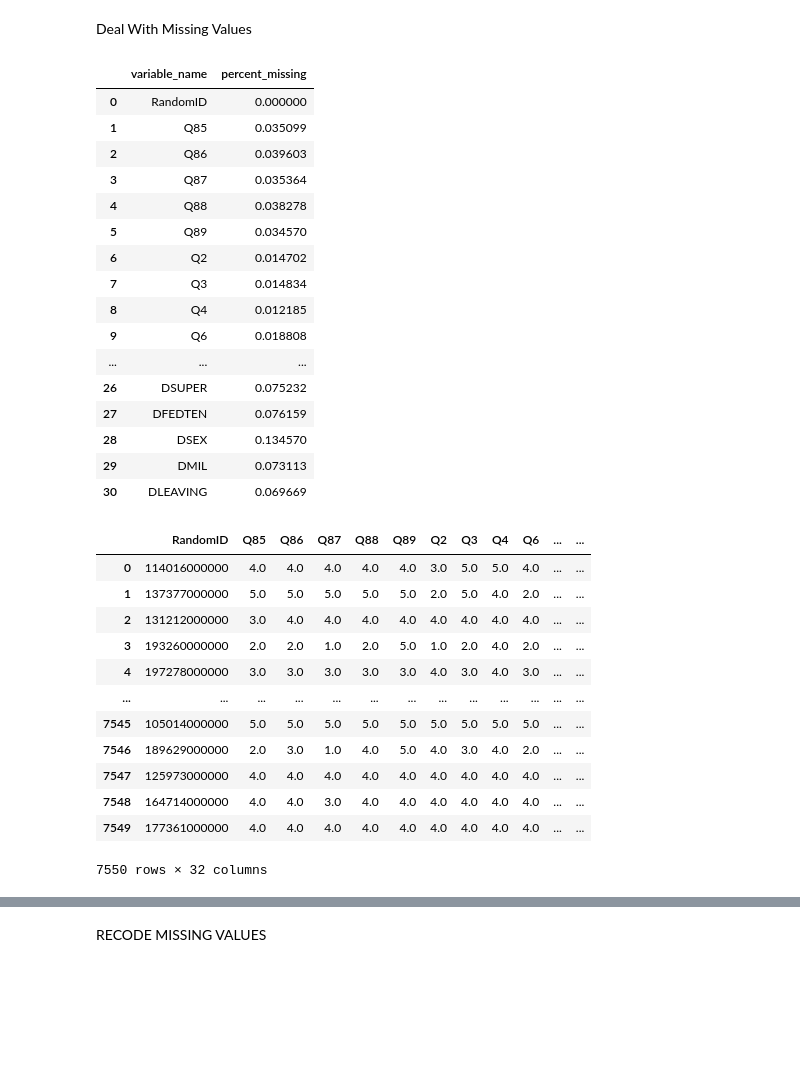
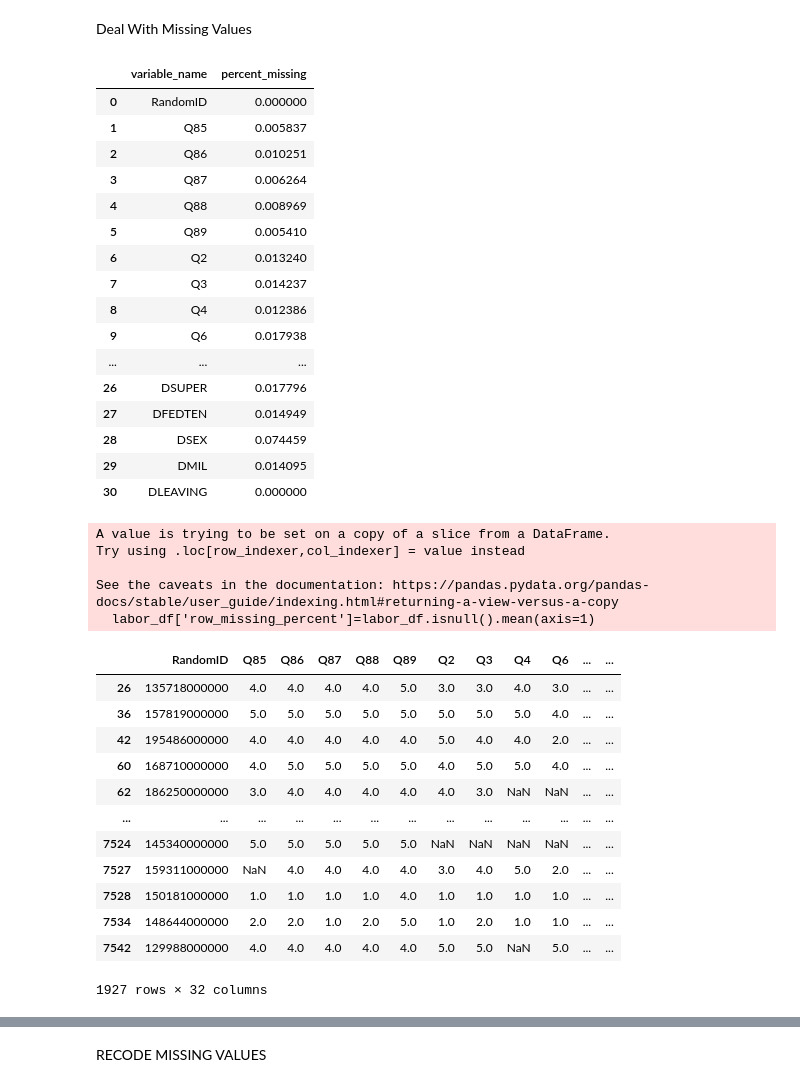
Before and after one commit to CJunger/agency-turnover, a Jupyter notebook: agency_analysis.ipynb, the cells around one changed output, grey strips where cells are left out. Cells and saved outputs as stored; diff of their text form; code cells hidden in the pictures; blank space fills up the shorter version.

```diff
--- a/agency_analysis.ipynb
+++ b/agency_analysis.ipynb
@@ -22,5 +22,5 @@ df.head()
 # %%
 #drop the columns that aren't necessary for the project
 
-labor_df = df.loc[:, ['RandomID', 'Q85', 'Q86', 'Q87', 'Q88', 'Q89', 'Q2', 'Q3', 'Q4', 'Q6', 'Q7', 'Q84', 'Q55', 'Q56', 'Q57', 'Q59', 'Q60', 'Q46', 'Q48', 'Q49', 'Q50', 'Q52', 'DRNO', 'DHISP', 'DDIS', 'DAGEGRP', 'DSUPER', 'DFEDTEN', 'DSEX', 'DMIL', 'DLEAVING']]
+labor_df = df[['RandomID', 'Q85', 'Q86', 'Q87', 'Q88', 'Q89', 'Q2', 'Q3', 'Q4', 'Q6', 'Q7', 'Q84', 'Q55', 'Q56', 'Q57', 'Q59', 'Q60', 'Q46', 'Q48', 'Q49', 'Q50', 'Q52', 'DRNO', 'DHISP', 'DDIS', 'DAGEGRP', 'DSUPER', 'DFEDTEN', 'DSEX', 'DMIL', 'DLEAVING']].copy()
 # %%
@@ -36,3 +42,3 @@ labor_df.head()
 # %%
 #drop rows where the outcome variable is missing (this is what we are studying)
-labor_df=labor_df.loc[labor_df['DLEAVING'].isin('A', 'B', 'C', 'D')]
+labor_df=labor_df.loc[labor_df['DLEAVING'].isin(['A', 'B', 'C', 'D'])]
@@ -50,39 +70,44 @@ missing_df
 # %% [output]
 |  | variable_name | percent_missing |
 | 0 | RandomID | 0.000000 |
-| 1 | Q85 | 0.035099 |
-| 2 | Q86 | 0.039603 |
-| 3 | Q87 | 0.035364 |
-| 4 | Q88 | 0.038278 |
-| 5 | Q89 | 0.034570 |
-| 6 | Q2 | 0.014702 |
-| 7 | Q3 | 0.014834 |
-| 8 | Q4 | 0.012185 |
-| 9 | Q6 | 0.018808 |
+| 1 | Q85 | 0.005837 |
+| 2 | Q86 | 0.010251 |
+| 3 | Q87 | 0.006264 |
+| 4 | Q88 | 0.008969 |
+| 5 | Q89 | 0.005410 |
+| 6 | Q2 | 0.013240 |
+| 7 | Q3 | 0.014237 |
+| 8 | Q4 | 0.012386 |
+| 9 | Q6 | 0.017938 |
 | ... | ... | ... |
-| 26 | DSUPER | 0.075232 |
-| 27 | DFEDTEN | 0.076159 |
-| 28 | DSEX | 0.134570 |
-| 29 | DMIL | 0.073113 |
-| 30 | DLEAVING | 0.069669 |
+| 26 | DSUPER | 0.017796 |
+| 27 | DFEDTEN | 0.014949 |
+| 28 | DSEX | 0.074459 |
+| 29 | DMIL | 0.014095 |
+| 30 | DLEAVING | 0.000000 |
 # %%
 #which rows don't have many answers? take the average of the missing data and get the proportion missing
 labor_df['row_missing_percent']=labor_df.isnull().mean(axis=1)
-labor_df
+labor_df[labor_df['row_missing_percent']!=0.0]
 # %% [output]
+A value is trying to be set on a copy of a slice from a DataFrame.
+Try using .loc[row_indexer,col_indexer] = value instead
+
+See the caveats in the documentation: https://pandas.pydata.org/pandas-docs/stable/user_guide/indexing.html#returning-a-view-versus-a-copy
+  labor_df['row_missing_percent']=labor_df.isnull().mean(axis=1)
 |  | RandomID | Q85 | Q86 | Q87 | Q88 | Q89 | Q2 | Q3 | Q4 | Q6 | ... | ... |
-| 0 | 114016000000 | 4.0 | 4.0 | 4.0 | 4.0 | 4.0 | 3.0 | 5.0 | 5.0 | 4.0 | ... | ... |
-| 1 | 137377000000 | 5.0 | 5.0 | 5.0 | 5.0 | 5.0 | 2.0 | 5.0 | 4.0 | 2.0 | ... | ... |
-| 2 | 131212000000 | 3.0 | 4.0 | 4.0 | 4.0 | 4.0 | 4.0 | 4.0 | 4.0 | 4.0 | ... | ... |
-| 3 | 193260000000 | 2.0 | 2.0 | 1.0 | 2.0 | 5.0 | 1.0 | 2.0 | 4.0 | 2.0 | ... | ... |
-| 4 | 197278000000 | 3.0 | 3.0 | 3.0 | 3.0 | 3.0 | 4.0 | 3.0 | 4.0 | 3.0 | ... | ... |
+| 26 | 135718000000 | 4.0 | 4.0 | 4.0 | 4.0 | 5.0 | 3.0 | 3.0 | 4.0 | 3.0 | ... | ... |
+| 36 | 157819000000 | 5.0 | 5.0 | 5.0 | 5.0 | 5.0 | 5.0 | 5.0 | 5.0 | 4.0 | ... | ... |
+| 42 | 195486000000 | 4.0 | 4.0 | 4.0 | 4.0 | 4.0 | 5.0 | 4.0 | 4.0 | 2.0 | ... | ... |
+| 60 | 168710000000 | 4.0 | 5.0 | 5.0 | 5.0 | 5.0 | 4.0 | 5.0 | 5.0 | 4.0 | ... | ... |
+| 62 | 186250000000 | 3.0 | 4.0 | 4.0 | 4.0 | 4.0 | 4.0 | 3.0 | NaN | NaN | ... | ... |
 | ... | ... | ... | ... | ... | ... | ... | ... | ... | ... | ... | ... | ... |
-| 7545 | 105014000000 | 5.0 | 5.0 | 5.0 | 5.0 | 5.0 | 5.0 | 5.0 | 5.0 | 5.0 | ... | ... |
-| 7546 | 189629000000 | 2.0 | 3.0 | 1.0 | 4.0 | 5.0 | 4.0 | 3.0 | 4.0 | 2.0 | ... | ... |
-| 7547 | 125973000000 | 4.0 | 4.0 | 4.0 | 4.0 | 4.0 | 4.0 | 4.0 | 4.0 | 4.0 | ... | ... |
-| 7548 | 164714000000 | 4.0 | 4.0 | 3.0 | 4.0 | 4.0 | 4.0 | 4.0 | 4.0 | 4.0 | ... | ... |
-| 7549 | 177361000000 | 4.0 | 4.0 | 4.0 | 4.0 | 4.0 | 4.0 | 4.0 | 4.0 | 4.0 | ... | ... |
+| 7524 | 145340000000 | 5.0 | 5.0 | 5.0 | 5.0 | 5.0 | NaN | NaN | NaN | NaN | ... | ... |
+| 7527 | 159311000000 | NaN | 4.0 | 4.0 | 4.0 | 4.0 | 3.0 | 4.0 | 5.0 | 2.0 | ... | ... |
+| 7528 | 150181000000 | 1.0 | 1.0 | 1.0 | 1.0 | 4.0 | 1.0 | 1.0 | 1.0 | 1.0 | ... | ... |
+| 7534 | 148644000000 | 2.0 | 2.0 | 1.0 | 2.0 | 5.0 | 1.0 | 2.0 | 1.0 | 1.0 | ... | ... |
+| 7542 | 129988000000 | 4.0 | 4.0 | 4.0 | 4.0 | 4.0 | 5.0 | 5.0 | NaN | 5.0 | ... | ... |
-7550 rows × 32 columns
+1927 rows × 32 columns
 # %%
 #plot histogram to check
 labor_df['row_missing_percent'].hist()
```
Also changed, not shown: parts of 20 cells of this notebook.
